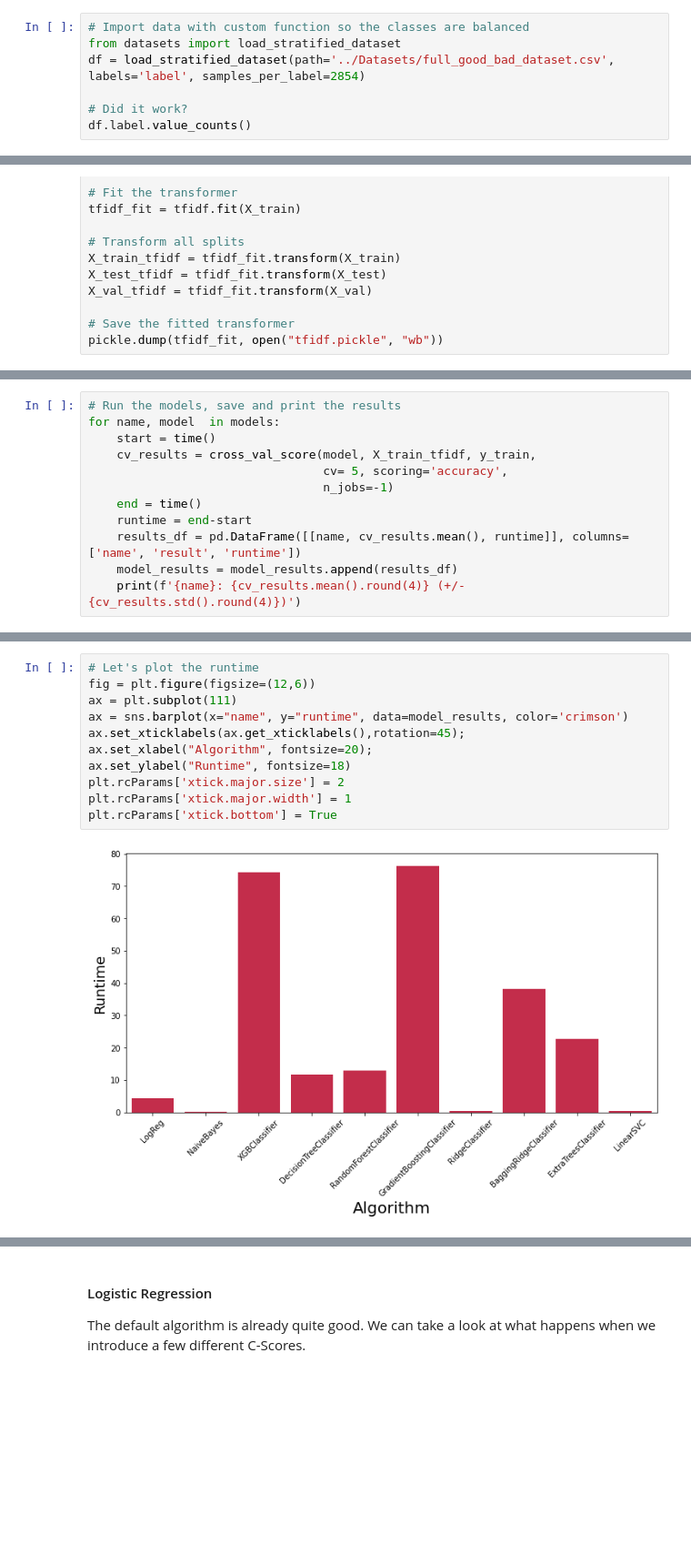
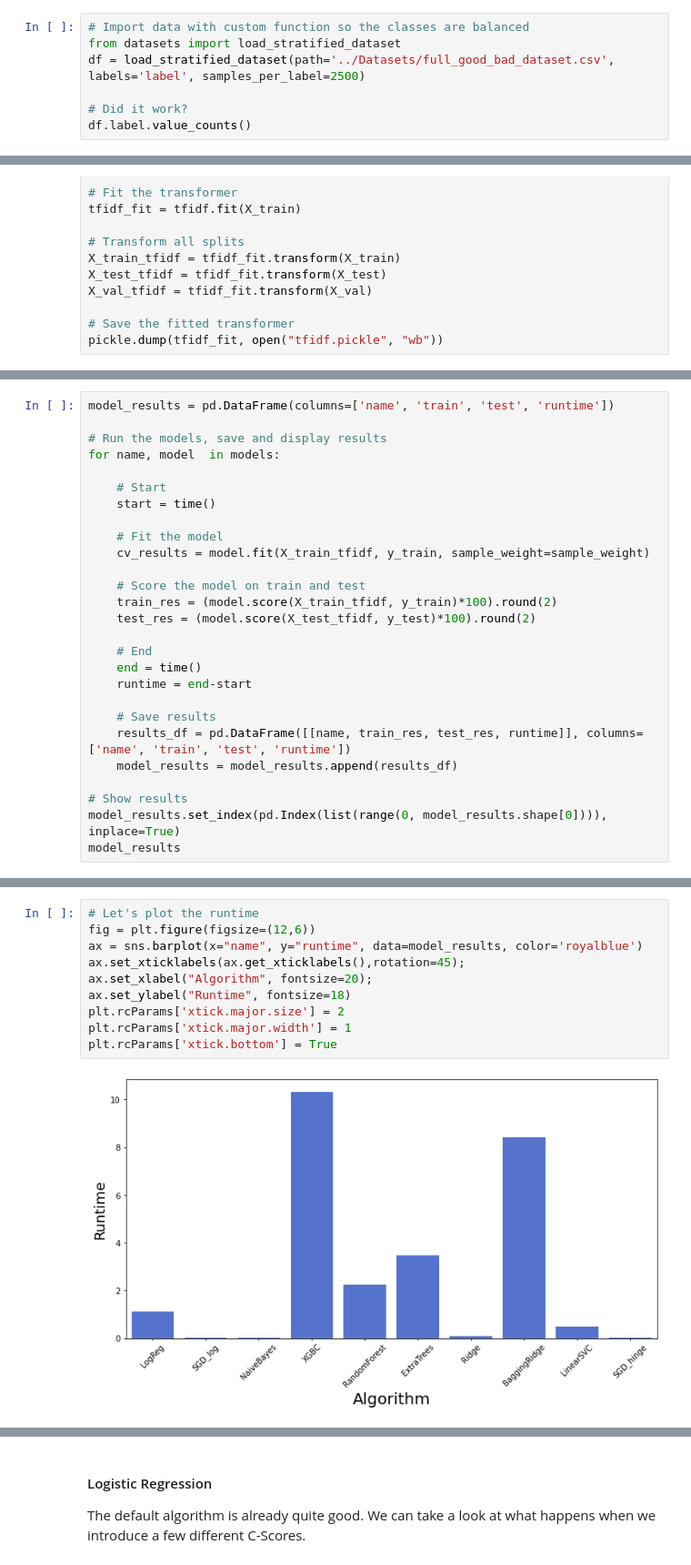
Before and after one commit to svenrr/good_news_everyone, a Jupyter notebook: Sentiment_Analysis/Standard_models.ipynb, the cells around one changed output, grey strips where cells are left out. Shown at 91% size. Cells and saved outputs as stored; diff of their text form; blank space fills up the shorter version.

```diff
--- a/Sentiment_Analysis/Standard_models.ipynb
+++ b/Sentiment_Analysis/Standard_models.ipynb
@@ -17,7 +18,7 @@ sys.path.append('../Functions')
 # %%
 # Import data with custom function so the classes are balanced
 from datasets import load_stratified_dataset
-df = load_stratified_dataset(path='../Datasets/full_good_bad_dataset.csv', labels='label', samples_per_label=2854)
+df = load_stratified_dataset(path='../Datasets/full_good_bad_dataset.csv', labels='label', samples_per_label=2500)
 
 # Did it work?
 df.label.value_counts()
@@ -238,12 +293,0 @@ model_results = pd.DataFrame(columns=['name', 'result', 'runtime'])
-# %%
-# Run the models, save and print the results
-for name, model  in models:
-    start = time()
-    cv_results = cross_val_score(model, X_train_tfidf, y_train,
-                                 cv= 5, scoring='accuracy',
-                                 n_jobs=-1)
-    end = time()
-    runtime = end-start
-    results_df = pd.DataFrame([[name, cv_results.mean(), runtime]], columns=['name', 'result', 'runtime'])
-    model_results = model_results.append(results_df)
-    print(f'{name}: {cv_results.mean().round(4)} (+/-{cv_results.std().round(4)})')
@@ -276,0 +294,27 @@ model_results
+# %%
+model_results = pd.DataFrame(columns=['name', 'train', 'test', 'runtime'])
+
+# Run the models, save and display results
+for name, model  in models:
+
+    # Start
+    start = time()
+
+    # Fit the model
+    cv_results = model.fit(X_train_tfidf, y_train, sample_weight=sample_weight)
+
+    # Score the model on train and test
+    train_res = (model.score(X_train_tfidf, y_train)*100).round(2)
+    test_res = (model.score(X_test_tfidf, y_test)*100).round(2)
+
+    # End
+    end = time()
+    runtime = end-start
+
+    # Save results
+    results_df = pd.DataFrame([[name, train_res, test_res, runtime]], columns=['name', 'train', 'test', 'runtime'])
+    model_results = model_results.append(results_df)
+
+# Show results
+model_results.set_index(pd.Index(list(range(0, model_results.shape[0]))), inplace=True)
+model_results
@@ -277,16 +333,15 @@ model_results
 # %%
 # Let's plot the runtime
 fig = plt.figure(figsize=(12,6))
-ax = plt.subplot(111)
-ax = sns.barplot(x="name", y="runtime", data=model_results, color='crimson')
+ax = sns.barplot(x="name", y="runtime", data=model_results, color='royalblue')
 ax.set_xticklabels(ax.get_xticklabels(),rotation=45);
 ax.set_xlabel("Algorithm", fontsize=20);
 ax.set_ylabel("Runtime", fontsize=18)
 plt.rcParams['xtick.major.size'] = 2
 plt.rcParams['xtick.major.width'] = 1
 plt.rcParams['xtick.bottom'] = True
 # %% [output]
-[figure, old version]
+[figure, new version]
 # %% [markdown]
 ### Optimization
 
```
Also changed, not shown: parts of 71 cells of this notebook, 2 other files.
